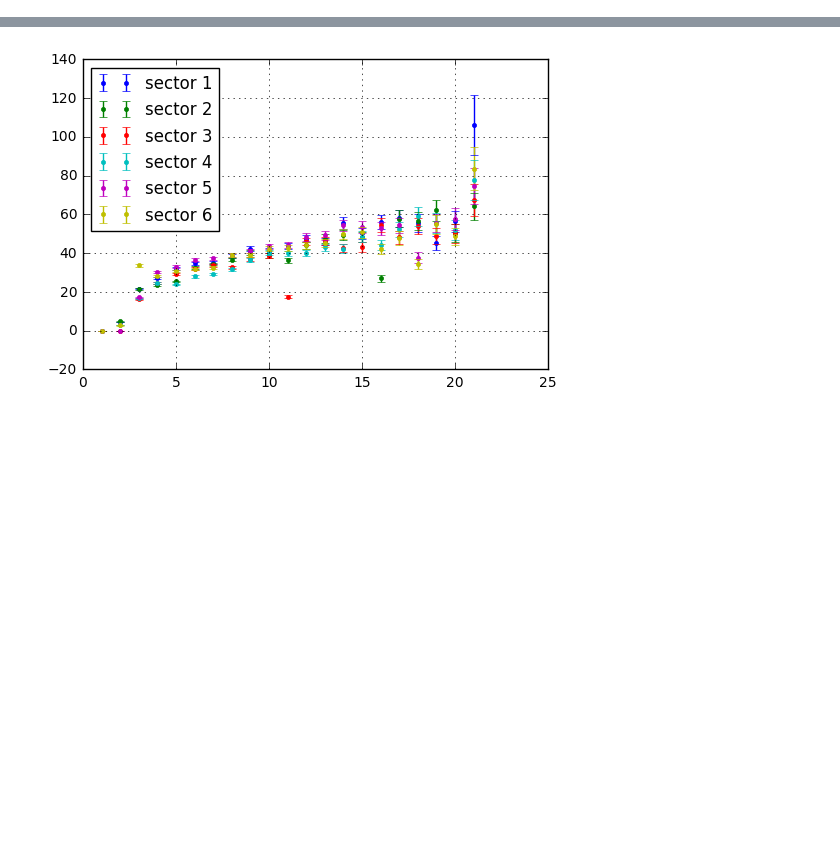
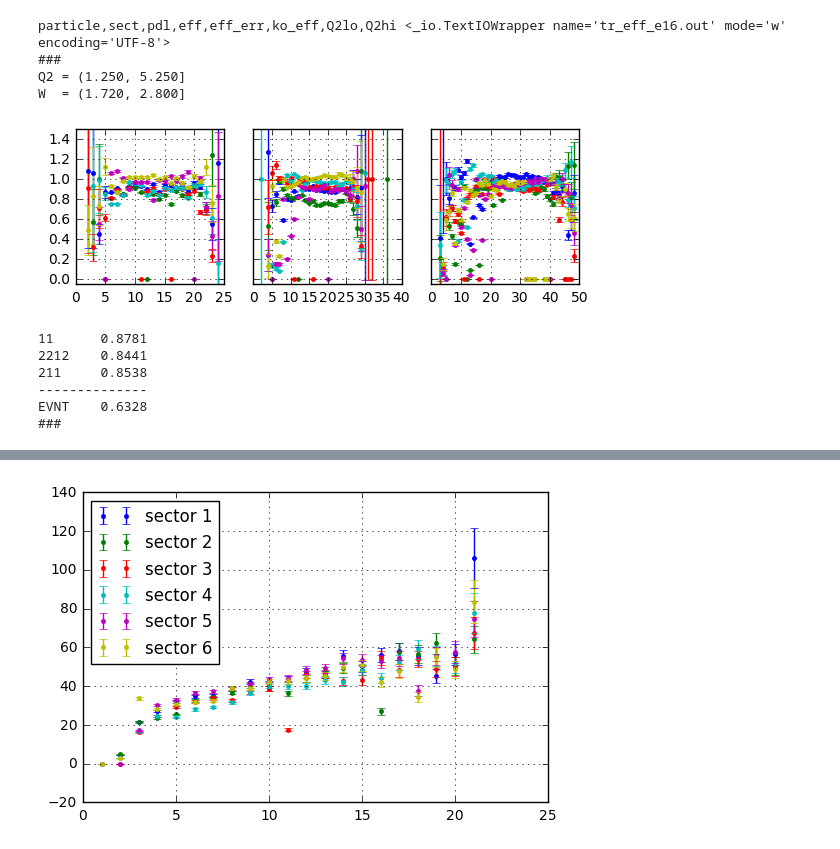
Before and after one commit to evan-phelps/phys-ana-omega, a Jupyter notebook: worksheets/tracking_efficiency_corrections.ipynb, the cells around one changed output, grey strips where cells are left out. Saved outputs shown, nothing was run; the diff lists cells and outputs as text; code cells hidden in the pictures; blank space fills up the shorter version.

```diff
--- a/worksheets/tracking_efficiency_corrections.ipynb
+++ b/worksheets/tracking_efficiency_corrections.ipynb
@@ -73,0 +211,38 @@ df_rat_pip = get_eff(get_pd_counts(fn_exp, 211, df_rat_e, df_rat_p), get_pd_coun
+# %%
+fn_exp = '../e1f6/test/pd_counts_exp_e16.csv'
+fn_sim = '../e1f6/test/pd_counts_sim_e16.csv'
+fn_treffs = 'tr_eff_e16.out'
+
+Wranges = [(1.72,2.8)]
+bad_paddles = [
+    [45],
+    [5,12,45],
+    [11,16,24,37,38,40,42,45,46,47],
+    [1,34],
+    [2,3,5,20,32,40,42],
+    [1,32,33,34,35,36,37,38,39,44]
+]
+# ko_pdls = [ [], [], [], [], [], [] ]
+generate_treffs(fn_exp, fn_sim, fn_treffs, ko_pdls=bad_paddles, Q2ranges={-1:(1.25,5.25)}, Wranges=Wranges, top_n=2)
+
+# df1 = pd.read_csv(fn_sim)
+# df1.hist('Q2', 'tnum', bins=100)
+# del df1
+# Q2ranges = { 0:(3.0,3.5),
+#              1:(4.5,5.0) }
+
+# generate_treffs(fn_exp, fn_sim, fn_treffs,
+#                 Q2ranges=Q2ranges, Wranges=Wranges,
+#                 ko_pdls=ko_pdls)
+# %% [output]
+particle,sect,pdl,eff,eff_err,ko_eff,Q2lo,Q2hi <_io.TextIOWrapper name='tr_eff_e16.out' mode='w' encoding='UTF-8'>
+###
+Q2 = (1.250, 5.250]
+W  = (1.720, 2.800]
+[figure, added]
+11      0.8781
+2212    0.8441
+211     0.8538
+--------------
+EVNT    0.6328
+###
```
Also changed, not shown: parts of 15 cells of this notebook, 1 other file.
